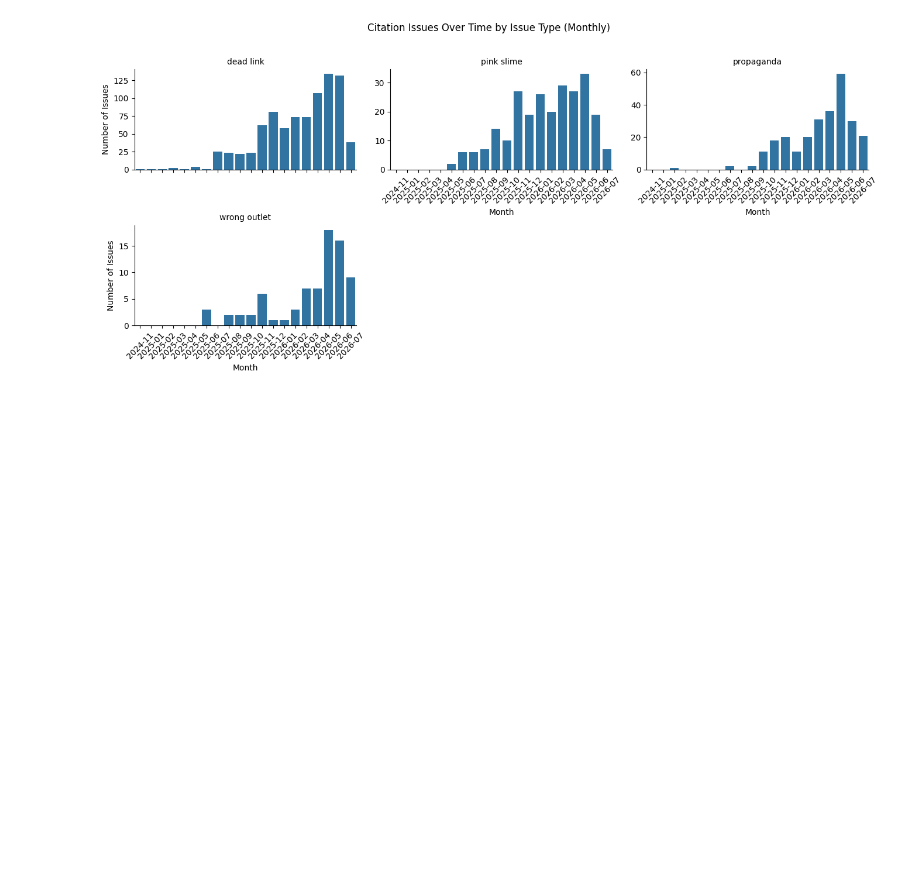
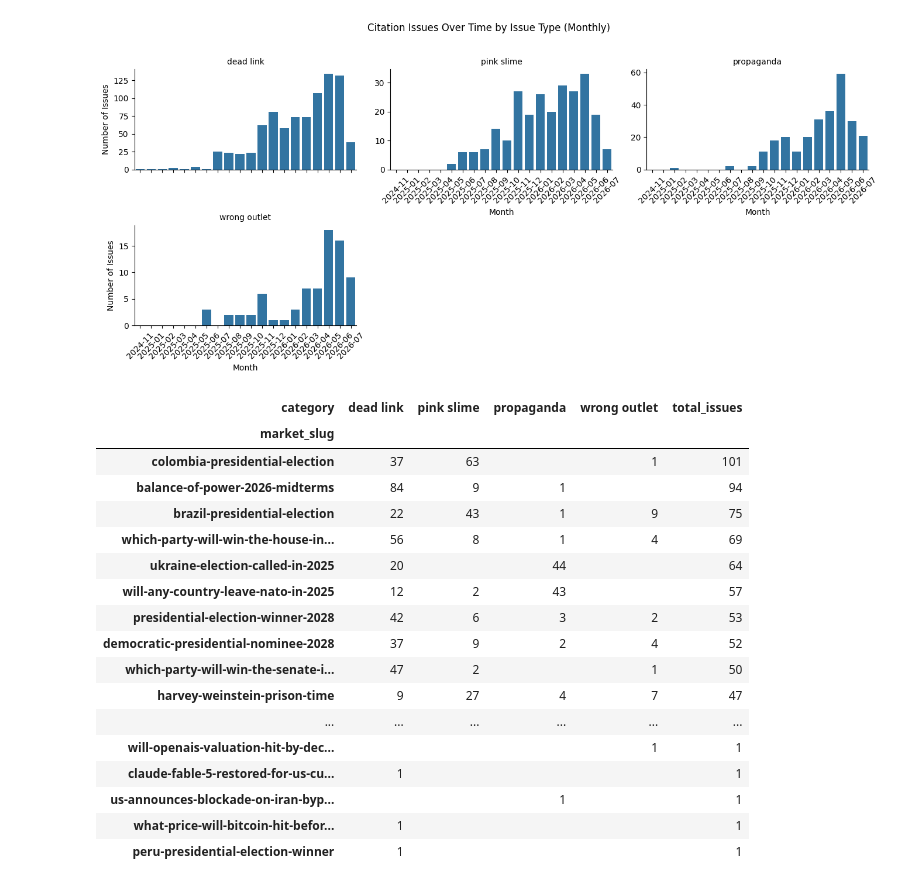
Before and after one commit to TowCenter/polymarket-ai-timelines, a Jupyter notebook: data-edit.ipynb, the cells around one changed output. Saved outputs shown, nothing was run; the diff lists cells and outputs as text; code cells hidden in the pictures; blank space fills up the shorter version.

Commit message:
look at issues by category

```diff
--- a/data-edit.ipynb
+++ b/data-edit.ipynb
@@ -167,3 +167,34 @@ g.figure.suptitle('Citation Issues Over Time by Issue Type (Monthly)', y=1.02)
 g.figure.tight_layout()
 # %% [output]
 [figure]
+# %%
+# which timeline are the flagged ones on?
+
+with pd.option_context('display.max_rows', None):
+    display(flagged_df.pivot_table(index='market_slug', columns='category',aggfunc='count', values='url')\
+            .assign(total_issues=lambda x: x.sum(axis=1))\
+            .reset_index() \
+            .set_index('market_slug') \
+            .fillna(0).astype(int) \
+            .replace({0: ''}, regex=True) \
+            .sort_values(by=['total_issues'], ascending=False)
+            )
+# %% [output]
+| category | dead link | pink slime | propaganda | wrong outlet | total_issues |
+| market_slug |  |  |  |  |  |
+| colombia-presidential-election | 37 | 63 |  | 1 | 101 |
+| balance-of-power-2026-midterms | 84 | 9 | 1 |  | 94 |
+| brazil-presidential-election | 22 | 43 | 1 | 9 | 75 |
+| which-party-will-win-the-house-in... | 56 | 8 | 1 | 4 | 69 |
+| ukraine-election-called-in-2025 | 20 |  | 44 |  | 64 |
+| will-any-country-leave-nato-in-2025 | 12 | 2 | 43 |  | 57 |
+| presidential-election-winner-2028 | 42 | 6 | 3 | 2 | 53 |
+| democratic-presidential-nominee-2028 | 37 | 9 | 2 | 4 | 52 |
+| which-party-will-win-the-senate-i... | 47 | 2 |  | 1 | 50 |
+| harvey-weinstein-prison-time | 9 | 27 | 4 | 7 | 47 |
+| ... | ... | ... | ... | ... | ... |
+| will-openais-valuation-hit-by-dec... |  |  |  | 1 | 1 |
+| claude-fable-5-restored-for-us-cu... | 1 |  |  |  | 1 |
+| us-announces-blockade-on-iran-byp... |  |  | 1 |  | 1 |
+| what-price-will-bitcoin-hit-befor... | 1 |  |  |  | 1 |
+| peru-presidential-election-winner | 1 |  |  |  | 1 |
```
